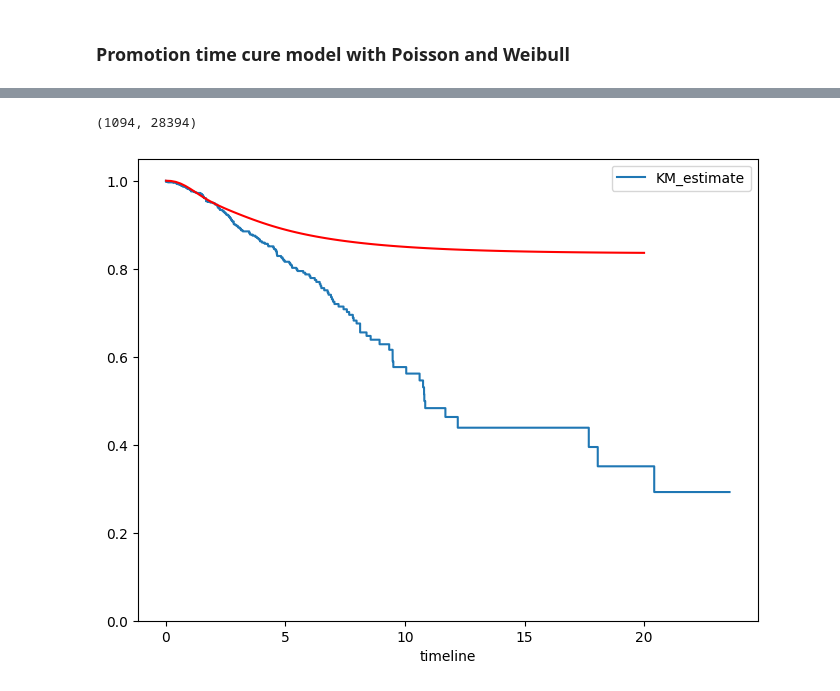
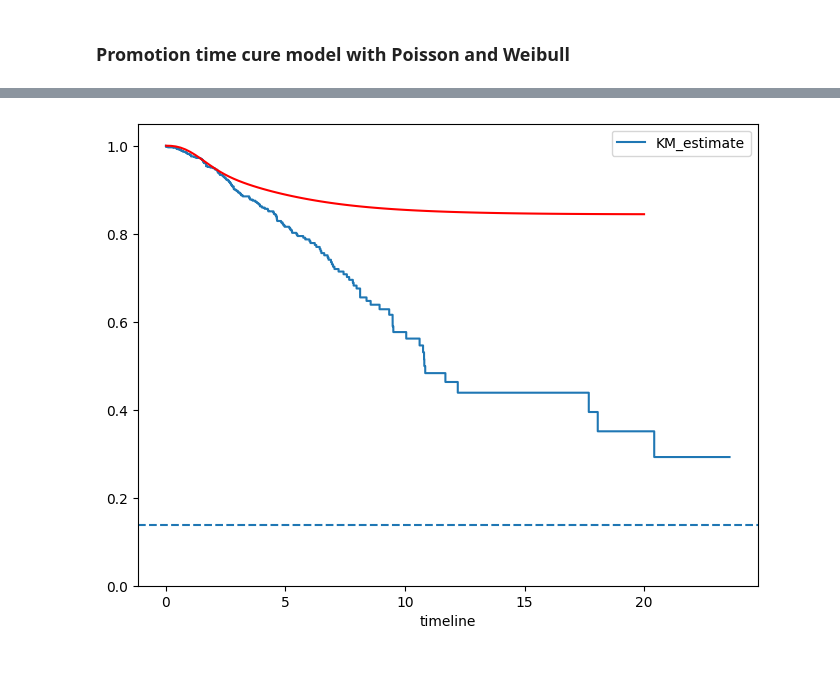
Before and after one commit to nhilariosilva/thetaflow_method_paper, a Jupyter notebook: TCGA-BRCA/TCGA-BRCA.ipynb, the cells around one changed output, grey strips where cells are left out. Drawn from its saved outputs; the diff is of its cells as text; code cells hidden in the pictures.

```diff
--- a/TCGA-BRCA/TCGA-BRCA.ipynb
+++ b/TCGA-BRCA/TCGA-BRCA.ipynb
@@ -549,10 +600,15 @@ def lam_link_inv(x):
     x_shifted = x - 1e-4
     return tf.math.log(x_shifted / (1000.0 - x_shifted))
 
+# weibull_parameters = {
+#     "lam": {"link": lam_link, "link_inv": lam_link_inv, "par_type": "nn", "shape": 1, "init": 1.0}, # scale
+#     "rho": {"link": tf.math.exp, "link_inv": tf.math.log, "par_type": "independent", "shape": 1, "init": 1.0} # shape
+# }
 weibull_parameters = {
-    "lam": {"link": lam_link, "link_inv": lam_link_inv, "par_type": "nn", "shape": 1, "init": 1.0}, # scale
+    "lam": {"link": tf.math.exp, "link_inv": tf.math.log, "par_type": "nn", "shape": 1, "init": 1.0}, # scale
     "rho": {"link": tf.math.exp, "link_inv": tf.math.log, "par_type": "independent", "shape": 1, "init": 1.0} # shape
 }
+
 
 def weibull_loglikelihood_loss(model, nn_output, data):
     # Unpack the tuple to include the censoring indicator
@@ -581,7 +637,7 @@ def weibull_neural_network(model, seed=10):
     )
 
     model.dense1 = layers.Dense(
-        units = 128, activation = "gelu",
+        units = 169, activation = "gelu",
         kernel_initializer = initializer,
         kernel_regularizer = lasso,
         use_bias = True,
@@ -717,12 +772,12 @@ plt.show()
 def theta_link(x):
     # Determine what your maximum expected time 't' is.
     # Let's assume 1000 is a safe upper bound for your scale.
-    return 200.0 * tf.math.sigmoid(x) + 1e-4
+    return 100.0 * tf.math.sigmoid(x) + 1e-4
 
 @tf.function(reduce_retracing=True)
 def theta_link_inv(x):
     x_shifted = x - 1e-4
-    return tf.math.log(x_shifted / (200.0 - x_shifted))
+    return tf.math.log(x_shifted / (100.0 - x_shifted))
 
 @tf.function(reduce_retracing=True)
 def lam_link(x):
@@ -778,7 +833,7 @@ def promotion_cure_neural_network(model, seed=None):
         l1 = 0.1
     )
     model.dense1 = layers.Dense(
-        units = 128, activation = "gelu",
+        units = 169, activation = "gelu",
         kernel_initializer = initializer,
         kernel_regularizer = lasso,
         use_bias = True,
@@ -818,17 +873,17 @@ with tf.device("/GPU:0"):
                                        promotion_cure_neural_network, promotion_cure_network_call,
                                        promotion_cure_network_call_nolast, input_dim = (None, X.shape[1]), seed = 10)
 
-    # promotion_cure_theta_before_pretrain = promotion_cure_model.predict(X)["theta"].numpy().flatten()
-    # promotion_cure_lam_before_pretrain = promotion_cure_model.predict("lam")
-    # promotion_cure_rho_before_pretrain = promotion_cure_model.predict("rho")
+    promotion_cure_theta_before_pretrain = promotion_cure_model.predict(X)["theta"].numpy().flatten()
+    promotion_cure_lam_before_pretrain = promotion_cure_model.predict("lam")
+    promotion_cure_rho_before_pretrain = promotion_cure_model.predict("rho")
 
     promotion_cure_model.pre_train_model(X, data,
                                   epochs = 500, shuffle = True,
                                   verbose = 1, track_time = True)
 
-    # promotion_cure_theta_after_pretrain = promotion_cure_model.predict(X)["theta"].numpy().flatten()
-    # promotion_cure_lam_after_pretrain = promotion_cure_model.predict("lam")
-    # promotion_cure_rho_after_pretrain = promotion_cure_model.predict("rho")
+    promotion_cure_theta_after_pretrain = promotion_cure_model.predict(X)["theta"].numpy().flatten()
+    promotion_cure_lam_after_pretrain = promotion_cure_model.predict("lam")
+    promotion_cure_rho_after_pretrain = promotion_cure_model.predict("rho")
 
     promotion_cure_model.train_model(X, data,
                                      epochs = 15000, shuffle = True, metrics_update_freq = 50,
@@ -846,9 +901,9 @@ with tf.device("/GPU:0"):
                                      deterministic = True,
                                      verbose = 1, print_freq = 50)
 
-    # promotion_cure_theta_after_train = promotion_cure_model.predict(X)["theta"].numpy().flatten()
-    # promotion_cure_lam_after_train = promotion_cure_model.predict("lam")
-    # promotion_cure_rho_after_train = promotion_cure_model.predict("rho")
+    promotion_cure_theta_after_train = promotion_cure_model.predict(X)["theta"].numpy().flatten()
+    promotion_cure_lam_after_train = promotion_cure_model.predict("lam")
+    promotion_cure_rho_after_train = promotion_cure_model.predict("rho")
 # %% [output]
 GPU detected. Activating GPU determinism. To reverse this, the Python environment (or kernel) must be restated.
 Global seed set to 10.
@@ -869,38 +929,36 @@ sns.histplot(theta_np, bins = 100)
-# %%
-df.shape
-# %% [output]
-(1094, 28394)
 # %%
 # lam_X = tf.ones_like(lam_X) * 17.15514
 # rho_X = 1.299237
 
 ts = tf.constant(np.linspace(0.01, 20, 100), dtype = tf.float32)
 
 F0 = 1 - tf.math.exp( -(ts / lam_X)**rho_X )
 
 S_ts = tf.math.exp( -theta_X * F0 )
 S_ts_avg = tf.reduce_mean( S_ts, axis = 0 )
+# S_ts_avg = S_ts[500]
 
 fig, ax = plt.subplots(nrows = 1, ncols = 1, figsize = (8,6))
 
 km = lifelines.KaplanMeierFitter()
 km.fit(df["time"]/365, df["delta"])
 km.plot(ax = ax, ci_show = False, show_censors = False, censor_styles={
     'ms': 7,      # marker size
     'marker': '+', # marker shape
     'mew': 2,       # marker edge width
     'markeredgecolor': 'black',
     'zorder': 5
 })
 # sns.lineplot(x = ts, y = S_ts_avg, color = "red")
 ax.plot(ts, S_ts_avg, color = "red")
 
 ax.set_ylim(0,1.05)
+ax.axhline(np.mean(delta), linestyle = "dashed")
 
 plt.show()
 
 # tf.print("-> LAST SAFE lam (min | max):", tf.reduce_min(lam_batch), "|", tf.reduce_max(lam_batch))
 # tf.print("-> LAST SAFE rho (min | max):", tf.reduce_min(rho_batch), "|", tf.reduce_max(rho_batch))
 # %% [output]
-[figure, old version]
+[figure, new version]
 # %%
```
Also changed, not shown: parts of 27 cells of this notebook, 1 other file.
